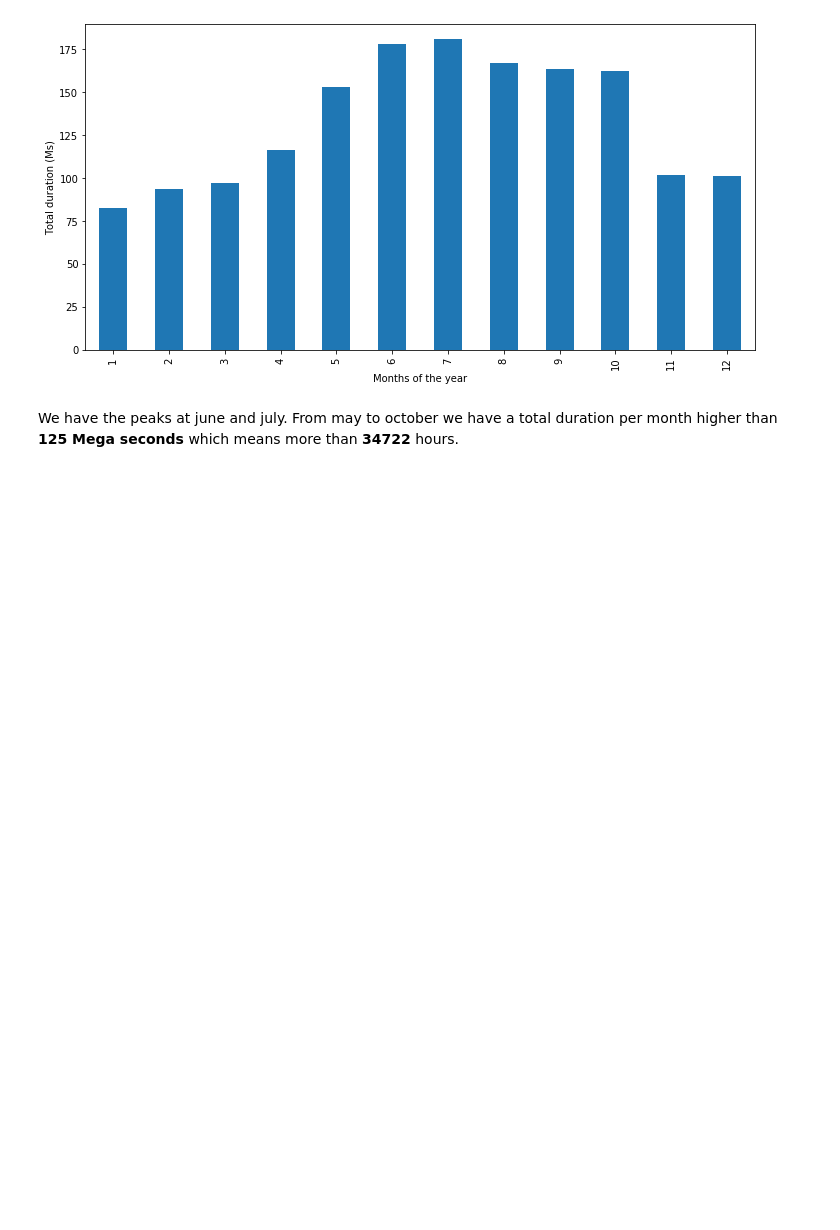
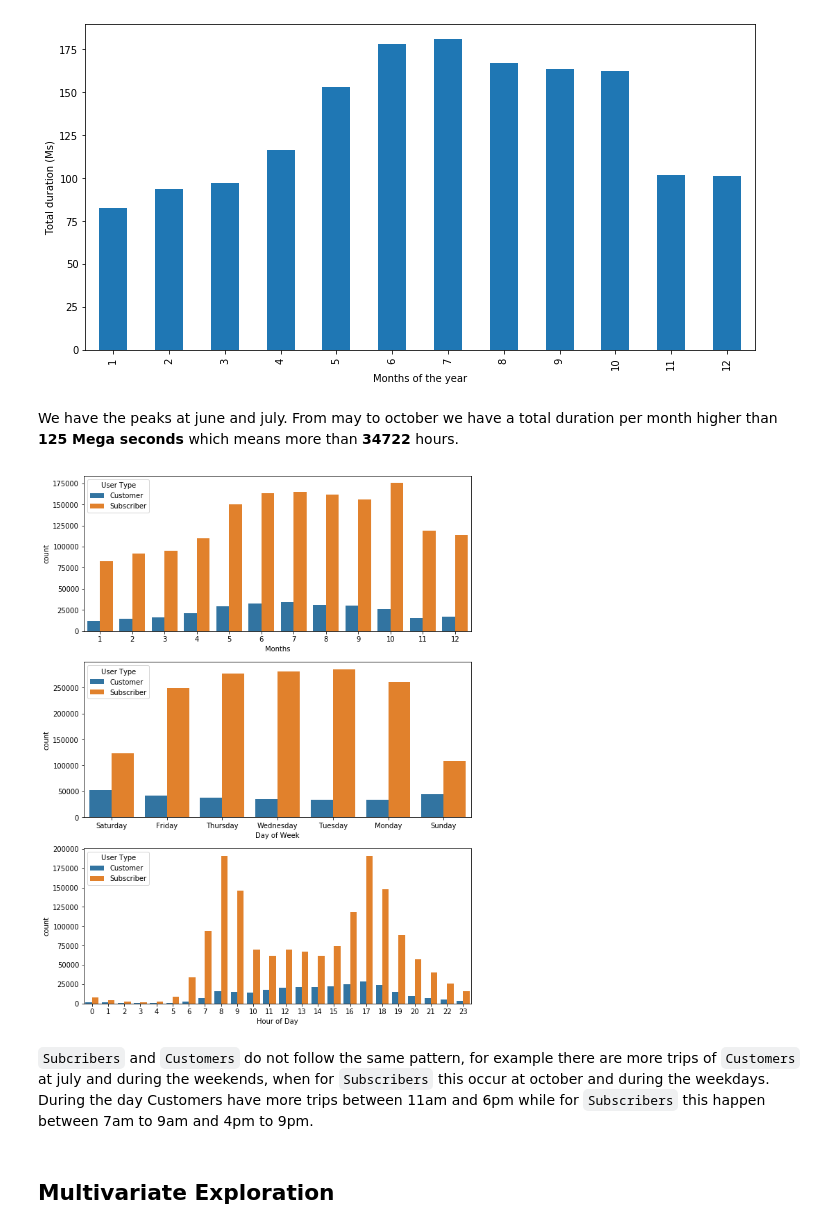
Before and after one commit to furawa/Data_Analyst_Udacity_Projects, a Jupyter notebook: 05_Communicate_Data/ford_gobike_exploration.ipynb, the cells around one changed output. Cells and saved outputs as stored; diff of their text form; code cells hidden in the pictures; blank space fills up the shorter version.

```diff
--- a/05_Communicate_Data/ford_gobike_exploration.ipynb
+++ b/05_Communicate_Data/ford_gobike_exploration.ipynb
@@ -527,0 +526,25 @@ We have the peaks at june and july. From may to october we have a total duration
+# %%
+# Plot months of the year vs user_type
+plt.figure(figsize = [10,14])
+# Subplot months vs user type
+plt.subplot(3,1,1)
+sb.countplot(data = baywheels_data, x = months, hue = 'user_type')
+plt.xlabel('Months')
+plt.legend(title = 'User Type', loc = 'upper left')
+# Subplot day of week vs user type
+plt.subplot(3,1,2)
+sb.countplot(data = baywheels_data, x = week_name, hue = 'user_type')
+plt.xlabel('Day of Week')
+plt.legend(title = 'User Type')
+# Subplot hour of day  vs user type
+plt.subplot(3,1,3)
+sb.countplot(data = baywheels_data, x = hours, hue = 'user_type')
+plt.xlabel('Hour of Day')
+plt.legend(title = 'User Type', loc = 'upper left');
+# %% [output]
+[figure, added]
+# %% [markdown]
+`Subcribers` and `Customers` do not follow the same pattern, for example there are more trips of `Customers` at july and during the weekends, when for `Subscribers` this occur at october and during the weekdays.
+During the day Customers have more trips between 11am and 6pm while for `Subscribers` this happen between 7am to 9am and 4pm to 9pm.
+# %% [markdown]
+## Multivariate Exploration
```
Also changed, not shown: parts of 6 cells of this notebook.
